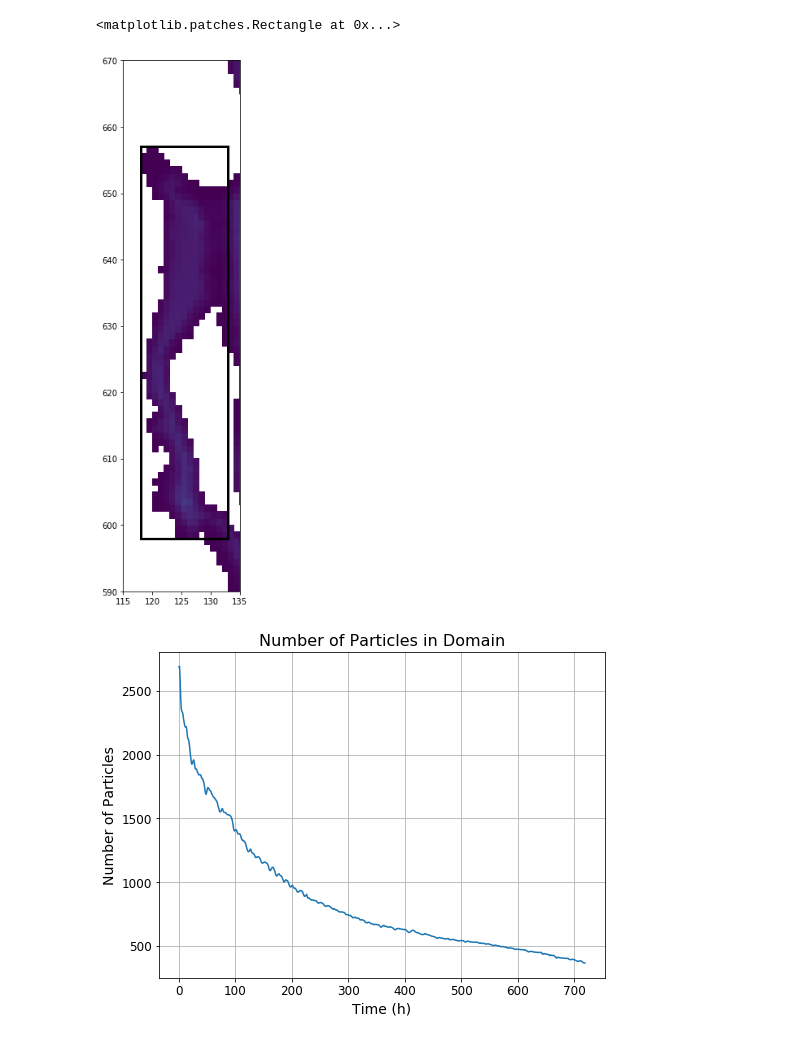
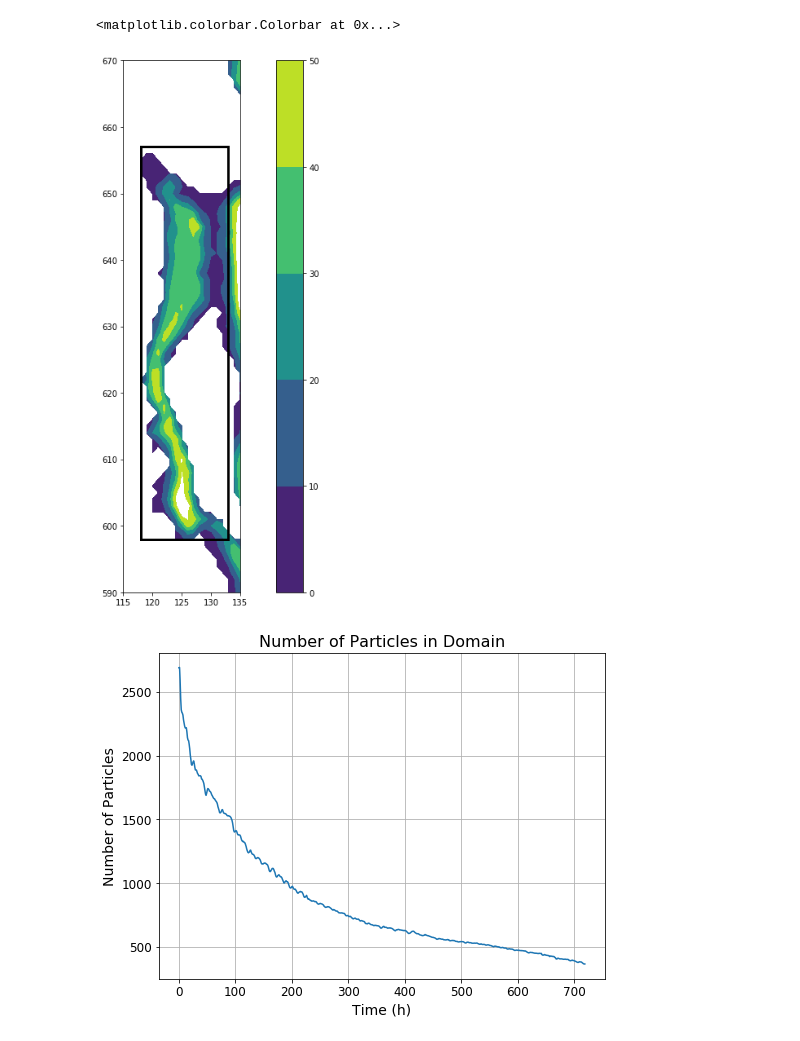
Before and after one commit to SalishSeaCast/analysis-vicky, a Jupyter notebook: notebooks/Ariane/BaynesSoundParticles-April.ipynb, the cells around one changed output. Drawn from its saved outputs; the diff is of its cells as text; code cells hidden in the pictures.

```diff
--- a/notebooks/Ariane/BaynesSoundParticles-April.ipynb
+++ b/notebooks/Ariane/BaynesSoundParticles-April.ipynb
@@ -12,14 +12,15 @@ from fast_ll2ij_SalishSea201702 import *
 grid = nc.Dataset('/data/vdo/MEOPAR/NEMO-forcing/grid/bathymetry_201702.nc')
 # %%
 fig, ax = plt.subplots(1,1, figsize=(16,12))
-ax.pcolormesh(grid.variables['Bathymetry'][:])
+bathy = ax.contourf(grid.variables['Bathymetry'][:], levels = np.arange(0,60, 10))
 ax.set_ylim(590,670)
 ax.set_xlim(115,135)
 viz_tools.set_aspect(ax)
 ax.add_patch(patches.Rectangle((118,598), 15, 59, fill=False, linewidth=3))
+fig.colorbar(bathy, ax=ax)
 # %% [output]
-<matplotlib.patches.Rectangle at 0x...>
+<matplotlib.colorbar.Colorbar at 0x...>
-[figure, old version]
+[figure, new version]
 # %%
 result = nc.Dataset('/ocean/vdo/MEOPAR/ariane-runs/Apr17/ariane_trajectories_qualitative.nc')
 latt = result.variables['traj_lat']
```
Also changed, not shown: 34 other files.
